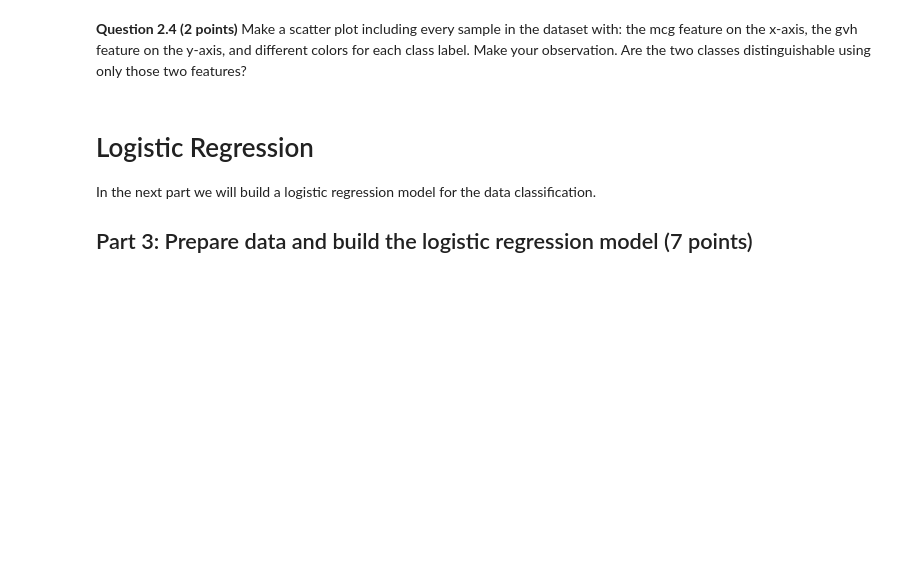
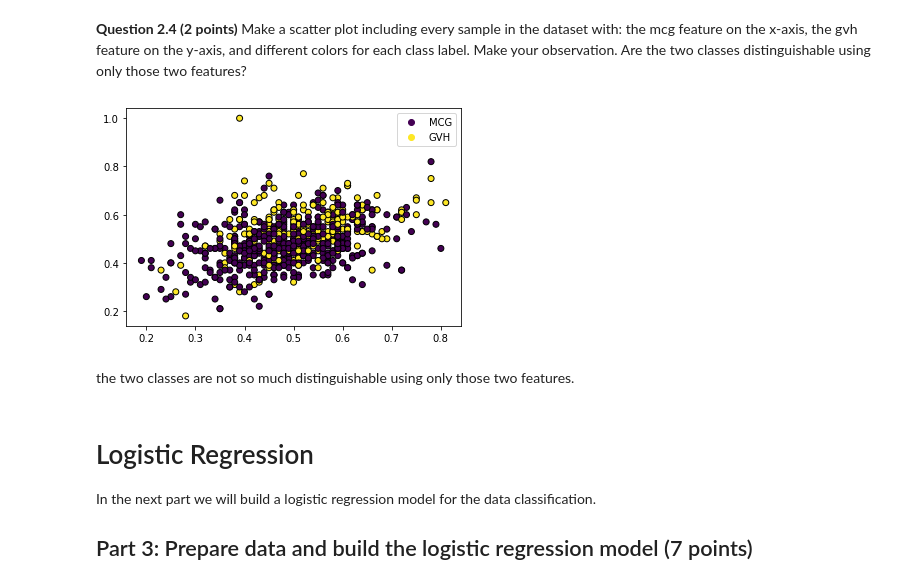
Before and after one commit to guoaiji/CMSE202_Git_Started, a Jupyter notebook: repos/HW-03_GitML-STUDENT.ipynb, the cells around one changed output. Cells and saved outputs as stored; diff of their text form; code cells hidden in the pictures; blank space fills up the shorter version.

```diff
--- a/repos/HW-03_GitML-STUDENT.ipynb
+++ b/repos/HW-03_GitML-STUDENT.ipynb
@@ -60,0 +59,4 @@ In this homework we will be working with the yeast dataset and building logistic
+# %%
+header = ['Sequence Name','mcg','gvh','alm','mit','erl','pox','vac','nuc','class']
+yeast = pd.read_csv('yeast.data', names = header, delimiter = '\s+')
+yeast.head()
@@ -60,0 +70,5 @@ In this homework we will be working with the yeast dataset and building logistic
+# %%
+yeast_n = yeast.drop(columns = ['Sequence Name','pox','vac'])
+
+print(yeast_n.shape)
+yeast_n.head()
@@ -69,0 +106,5 @@ data with only these two types of labels, and redefine label **CYT** into **0**,
+# %%
+mask = (yeast_n['class'] == 'CYT') | (yeast_n['class'] == 'MIT')
+yeast_2_label = yeast_n[mask]
+
+yeast_2_label
@@ -69,0 +125,20 @@ data with only these two types of labels, and redefine label **CYT** into **0**,
+# %%
+mask_n_cyt = (yeast_2_label['class'] == 'CYT')
+mask_n_mit = (yeast_2_label['class'] == 'MIT')
+
+yeast_2_label_cyt = yeast_2_label[mask_n_cyt]
+yeast_2_label_mit = yeast_2_label[mask_n_mit]
+
+yeast_2_label_cyt = yeast_2_label_cyt.replace('CYT',np.nan)
+yeast_2_label_mit = yeast_2_label_mit.replace('MIT',np.nan)
+
+yeast_2_label_cyt = yeast_2_label_cyt.fillna(0)
+yeast_2_label_mit = yeast_2_label_mit.fillna(1)
+
+df_yeast = pd.concat([yeast_2_label_cyt,yeast_2_label_mit])
+
+df_yeast.sort_index(inplace = True)
+
+df_yeast['class'] = df_yeast['class'].astype('int64')
+
+df_yeast
@@ -74,3 +161,14 @@ data with only these two types of labels, and redefine label **CYT** into **0**,
+# %%
+ax = plt.scatter(df_yeast['mcg'], df_yeast['gvh'], c = df_yeast['class'], marker = 'o', ec = 'k')
+
+classes = ['MCG','GVH']
+plt.legend(handles=ax.legend_elements()[0], labels=classes)
+
+plt.show()
+# %% [output]
+[figure, added]
+# %% [markdown]
+the two classes are not so much distinguishable using only those two features.
 # %% [markdown]
 # Logistic Regression
 
```
Also changed, not shown: parts of 22 cells of this notebook.
